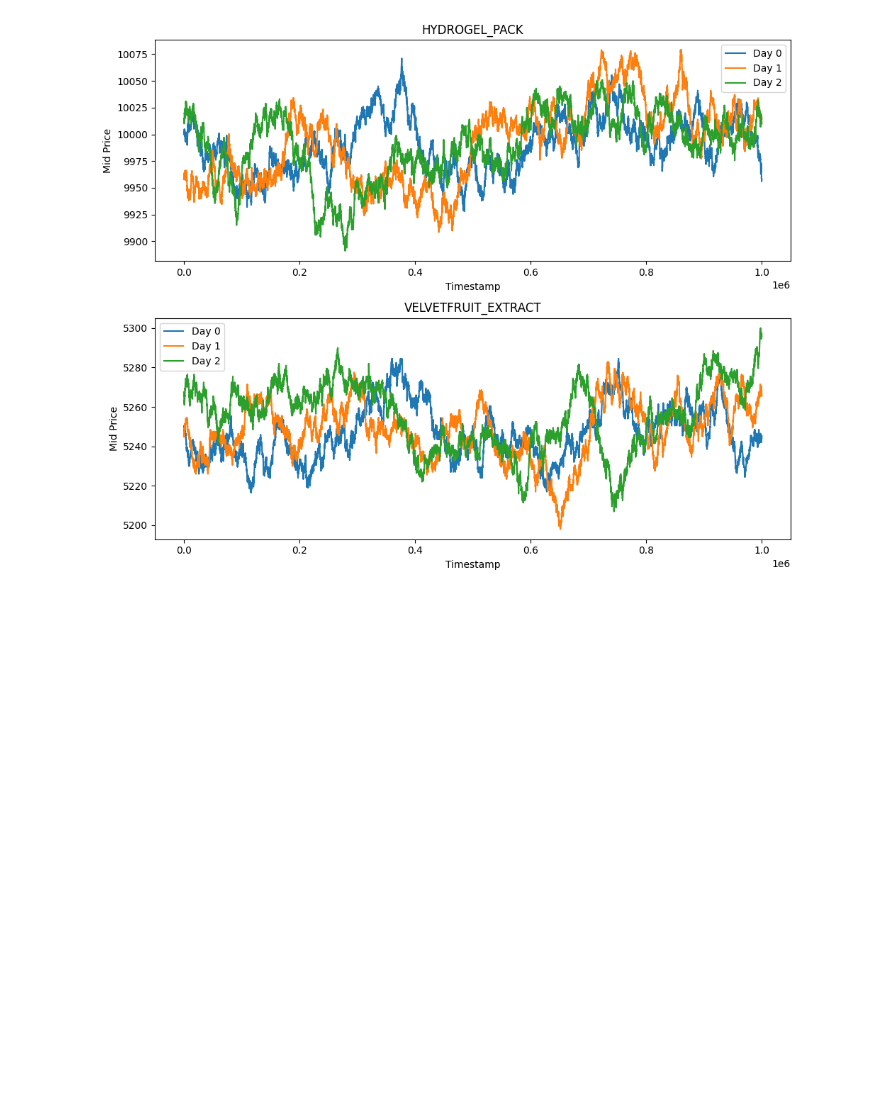
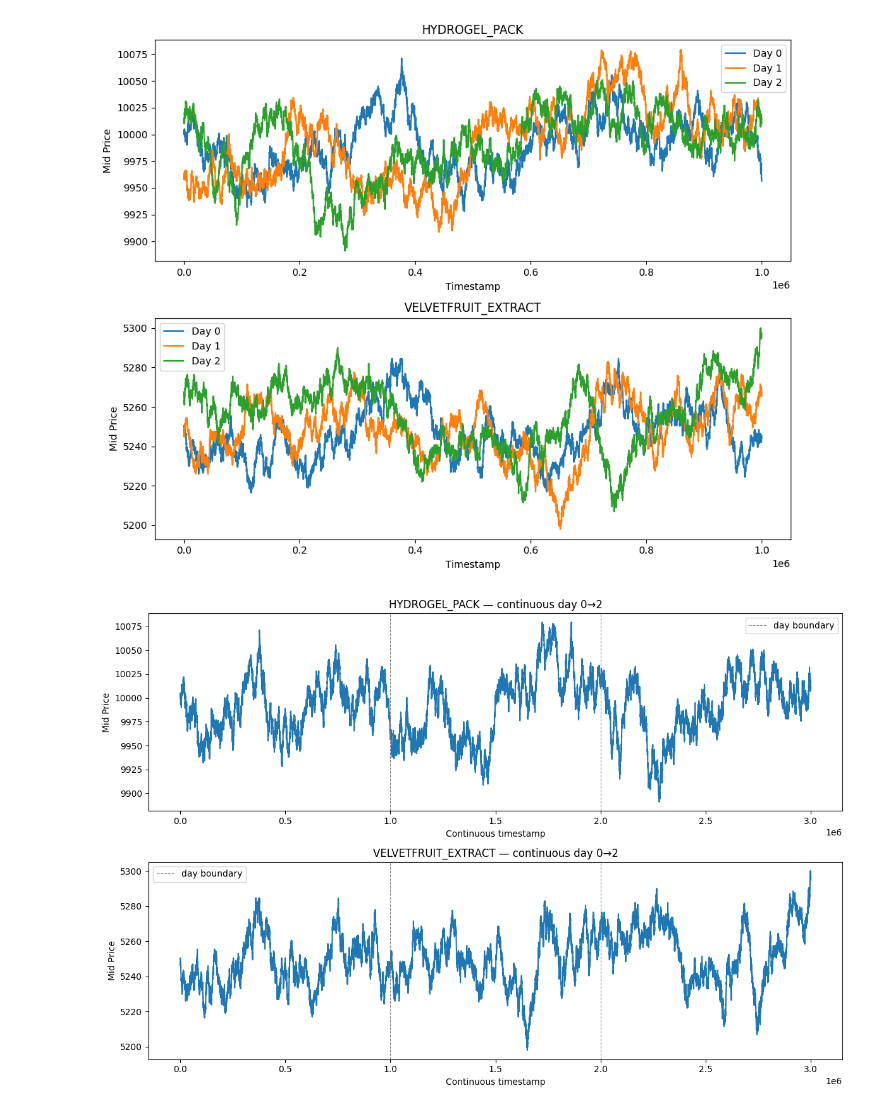
Before and after one commit to pig8pig/imc-prosperity-3, a Jupyter notebook: rounds/analysis.ipynb, the cells around one changed output. Drawn from its saved outputs; the diff is of its cells as text; code cells hidden in the pictures; blank space fills up the shorter version.

```diff
--- a/rounds/analysis.ipynb
+++ b/rounds/analysis.ipynb
@@ -431,3 +431,29 @@ plt.tight_layout()
 plt.show()
 # %% [output]
 [figure]
+# %%
+# Continuous plot: days 0-2 stitched together (offset timestamp by 1_000_000 per day)
+DAY_LENGTH = 1_000_000
+
+fig, axes = plt.subplots(2, 1, figsize=(12, 8))
+products = ['HYDROGEL_PACK', 'VELVETFRUIT_EXTRACT']
+
+for ax, product in zip(axes, products):
+    frames = []
+    for day, df in dfs.items():
+        chunk = df[df['product'] == product].copy()
+        chunk['cont_ts'] = chunk['timestamp'] + day * DAY_LENGTH
+        frames.append(chunk)
+    combined = pd.concat(frames).sort_values('cont_ts')
+    ax.plot(combined['cont_ts'], combined['mid_price'])
+    ax.set_title(f'{product} — continuous day 0→2')
+    ax.set_xlabel('Continuous timestamp')
+    ax.set_ylabel('Mid Price')
+    ax.axvline(DAY_LENGTH, color='gray', linestyle='--', linewidth=0.8, label='day boundary')
+    ax.axvline(2 * DAY_LENGTH, color='gray', linestyle='--', linewidth=0.8)
+    ax.legend()
+
+plt.tight_layout()
+plt.show()
+# %% [output]
+[figure, added]
```
Also changed, not shown: parts of 2 cells of this notebook, 1 other file.
